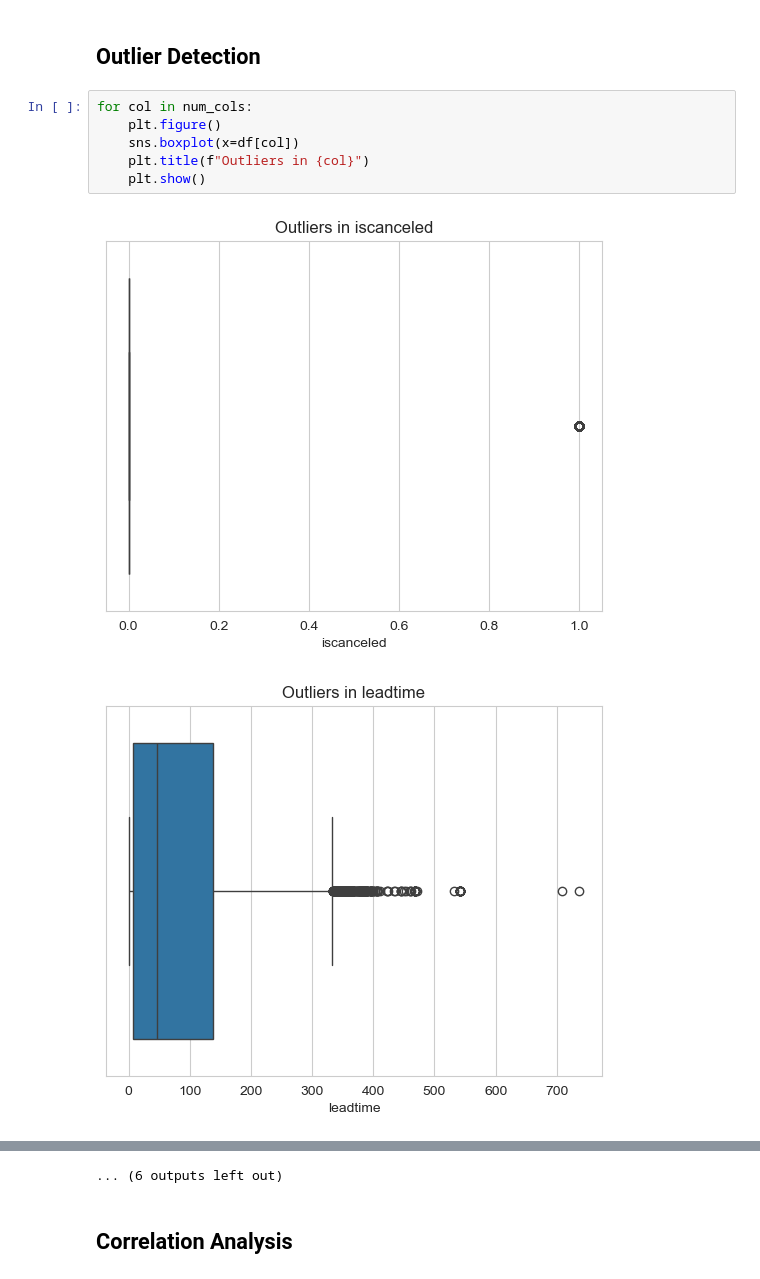
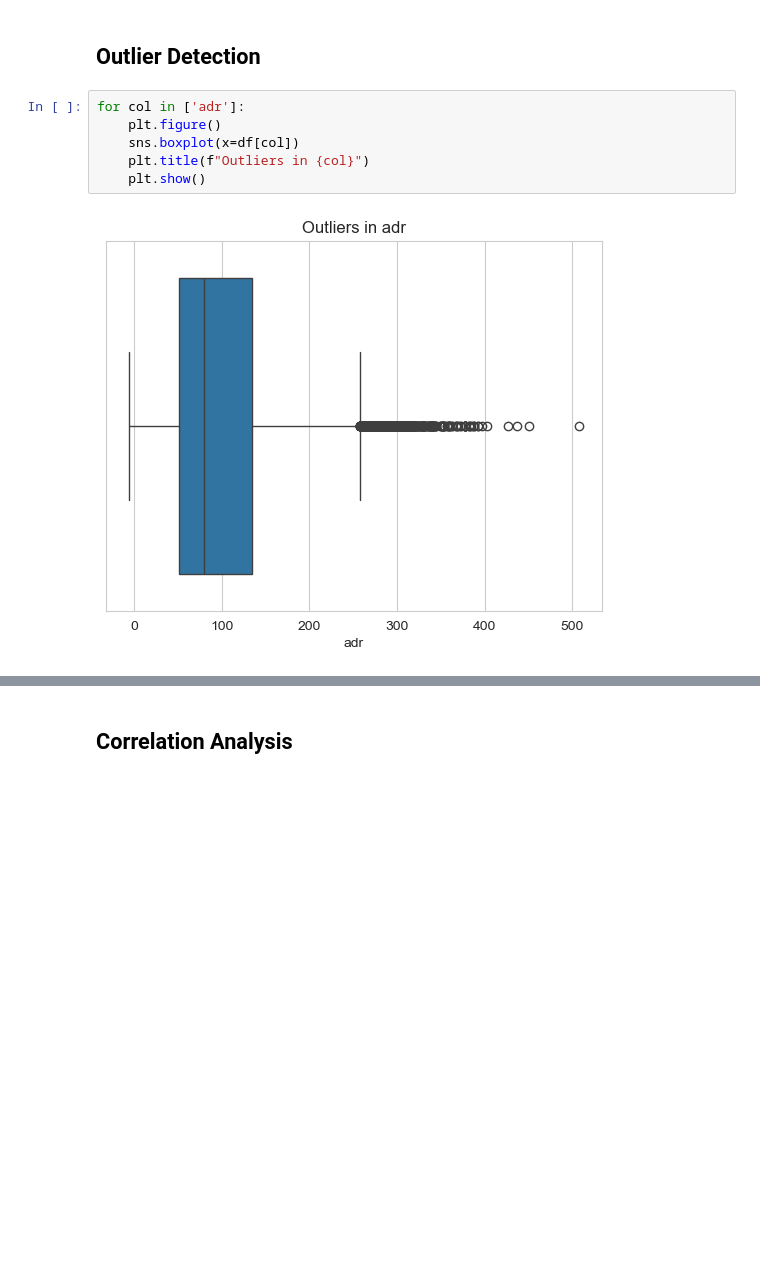
Before and after one commit to RinshaVarangot/Infotact-Team-24, a Jupyter notebook: Week2/EDA_H1_deep analysis.ipynb, the cells around one changed output, grey strips where cells are left out. Cells and saved outputs as stored; diff of their text form; blank space fills up the shorter version.

```diff
--- a/Week2/EDA_H1_deep analysis.ipynb
+++ b/Week2/EDA_H1_deep analysis.ipynb
@@ -219,11 +219,10 @@ Validate pricing & refund rules
 # %% [markdown]
 ## Outlier Detection
 # %%
-for col in num_cols:
+for col in ['adr']:
     plt.figure()
     sns.boxplot(x=df[col])
     plt.title(f"Outliers in {col}")
     plt.show()
 # %% [output]
-[figure, old version]
+[figure, new version]
-[figure, removed]
@@ -240,4 +229,3 @@ for col in num_cols:
-... (6 outputs left out)
 # %% [markdown]
 ## Correlation Analysis
 # %%
```
Also changed, not shown: parts of 2 cells of this notebook, 2 other files.
